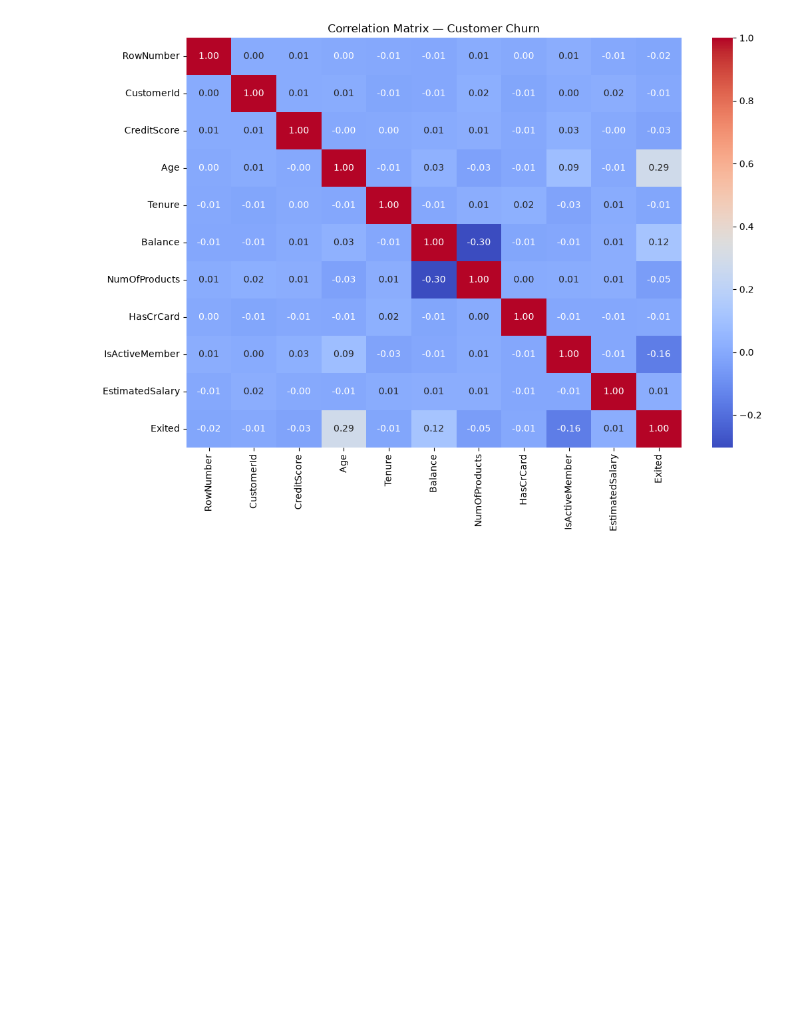
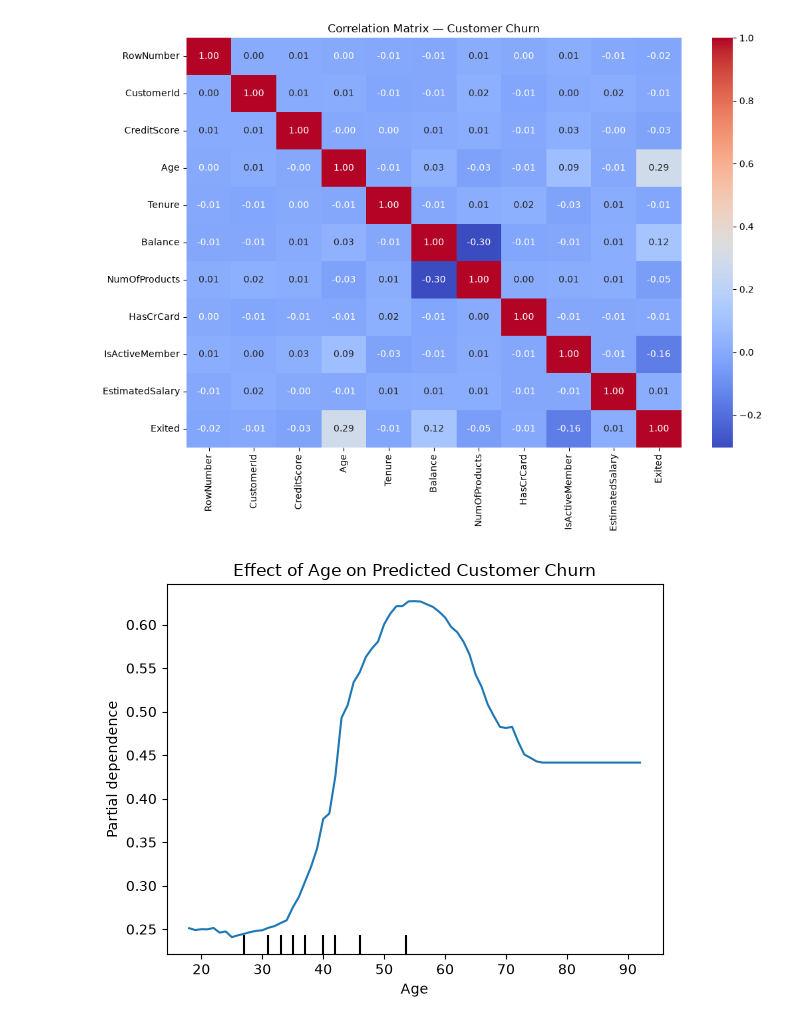
Before and after one commit to Emy-gold/customer-churn-prediction-model, a Jupyter notebook: notebooks/03_model_comparison.ipynb, the cells around one changed output. Drawn from its saved outputs; the diff is of its cells as text; code cells hidden in the pictures; blank space fills up the shorter version.

Commit message:
observe the age relationship with the customers that churn

```diff
--- a/notebooks/03_model_comparison.ipynb
+++ b/notebooks/03_model_comparison.ipynb
@@ -387,3 +388,20 @@ plt.title("Correlation Matrix — Customer Churn")
 plt.show()
 # %% [output]
 [figure]
+# %%
+X_train_pdp = X_train.copy()
+
+numerical_cols = X_train_pdp.select_dtypes(include="number").columns
+X_train_pdp[numerical_cols] = X_train_pdp[numerical_cols].astype(float)
+# %%
+PartialDependenceDisplay.from_estimator(
+    best_rf_model,
+    X_train_pdp,
+    features=["Age"],
+    kind="average"
+)
+
+plt.title("Effect of Age on Predicted Customer Churn")
+plt.show()
+# %% [output]
+[figure, added]
```
Also changed, not shown: parts of 2 cells of this notebook.
